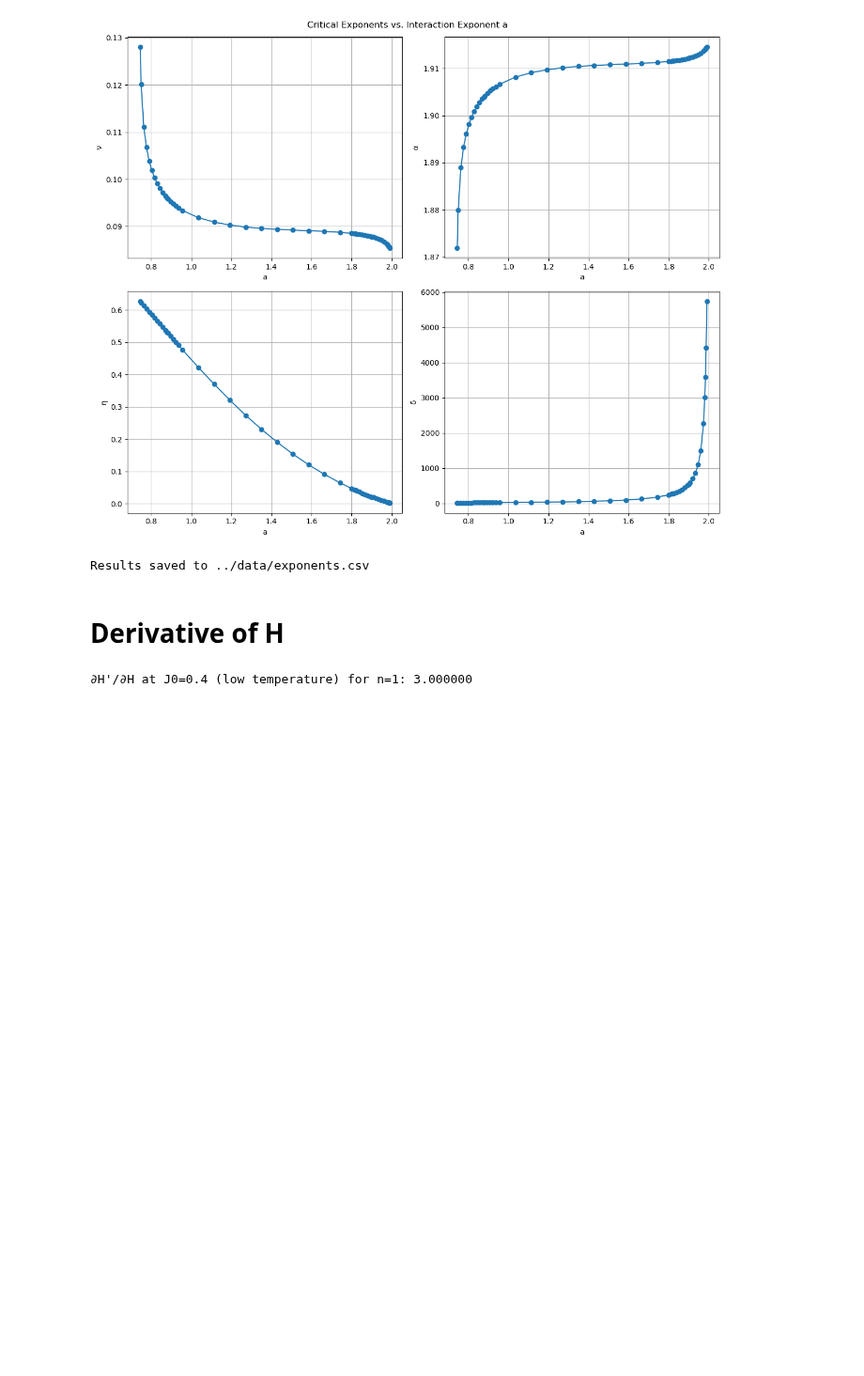
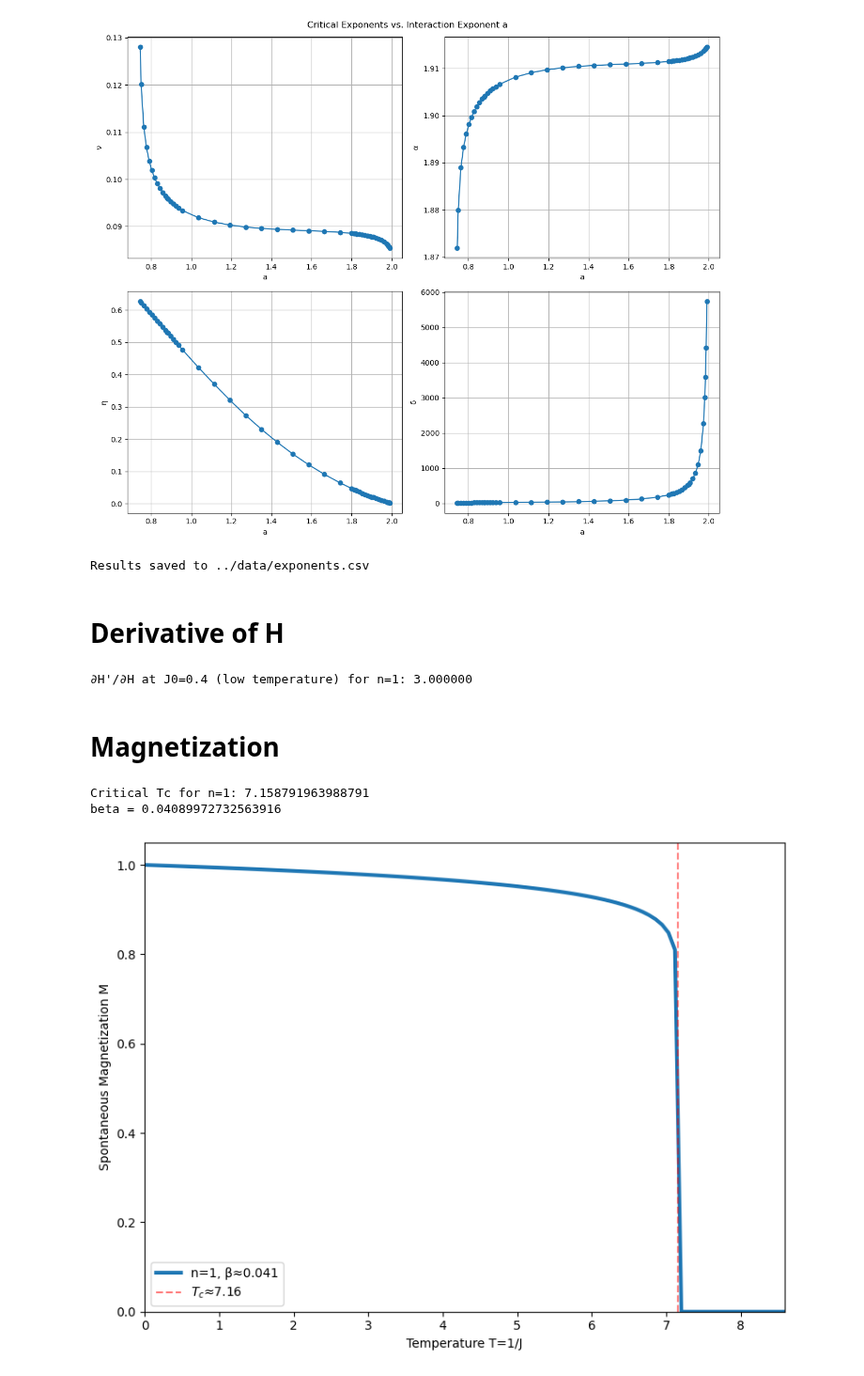
Before and after one commit to erbilcanartun/long-range-ising-chain, a Jupyter notebook: notebooks/magnetic_field.ipynb, the cells around one changed output. Shown at 94% size. Saved outputs shown, nothing was run; the diff lists cells and outputs as text; code cells hidden in the pictures; blank space fills up the shorter version.

```diff
--- a/notebooks/magnetic_field.ipynb
+++ b/notebooks/magnetic_field.ipynb
@@ -399,3 +399,64 @@ dH_prime_dH = compute_dH_prime_dH(J0_low_T, n, max_k, num_steps, h_small)
 print(f"∂H'/∂H at J0={J0_low_T} (low temperature) for n={n}: {dH_prime_dH:.6f}")
 # %% [output]
 ∂H'/∂H at J0=0.4 (low temperature) for n=1: 3.000000
+# %% [markdown]
+# Magnetization
+# %%
+# Parameters
+n = 1  # Fixed power-law exponent
+max_k = 1000
+num_steps = 4
+matrix_size = 5
+b = 3.0  # Rescaling factor
+
+# Find J_c and T_c
+Jc = find_J_c(n, max_k=max_k, tol=1e-6, J_low=1e-10, J_high=3.0)
+Tc = 1 / float(Jc)
+print(f"Critical Tc for n={n}: {Tc}")
+
+# Compute recursion matrix at J_c
+M_matrix = construct_recursion_matrix(float(Jc), n, max_k, num_steps, matrix_size=matrix_size)
+
+# Eigenvalues for y_T
+eigenvalues = np.linalg.eigvals(M_matrix)
+eigenvalues = sorted(eigenvalues, key=abs, reverse=True)
+lambda_t = eigenvalues[0]
+yT = np.log(abs(lambda_t)) / np.log(b) if abs(lambda_t) > 0 else 0
+
+# Compute y_H
+all_Js = generate_rg_flow_no_viz(float(Jc), n, max_k, num_steps)
+J_fixed = all_Js[-1]
+J_func_fixed = lambda d: J_fixed[d-1] if 1 <= d <= max_k else mp.mpf(0)
+h_small = mp.mpf('1e-30')
+H_prime = compute_H_prime_func(4, J_func_fixed, h_small)
+dyh = H_prime / h_small
+yH = float(mp.log(dyh) / mp.log(mp.mpf('3')))
+
+# Compute beta
+beta = (1 - yH) / yT if yT != 0 else np.inf
+print(f"beta = {beta}")
+
+# Plot M vs T
+T_values = np.linspace(0.01, 1.2 * Tc, 100)  # From near 0 to above Tc
+M_values = np.zeros_like(T_values)
+for i, T in enumerate(T_values):
+    if T < Tc:
+        M_values[i] = (1 - T / Tc)**beta
+
+# Create 2D plot
+fig, ax = plt.subplots(figsize=(8, 6))
+ax.plot(T_values, M_values, linewidth=3, label=f'n={n}, β≈{beta:.3f}')
+ax.axvline(x=Tc, color='r', linestyle='--', alpha=0.5, label=f'$T_c$≈{Tc:.2f}')
+ax.set_xlabel('Temperature T=1/J')
+ax.set_ylabel('Spontaneous Magnetization M')
+ax.set_xlim(0, max(T_values))
+ax.set_ylim(0, 1.05)
+ax.legend()
+ax.grid(False)
+plt.tight_layout()
+plt.savefig(f'../figures/magnetization_n{n}.png')
+plt.show()
+# %% [output]
+Critical Tc for n=1: 7.158791963988791
+beta = 0.04089972732563916
+[figure, added]
```
Also changed, not shown: parts of 4 cells of this notebook, 3 other files.
